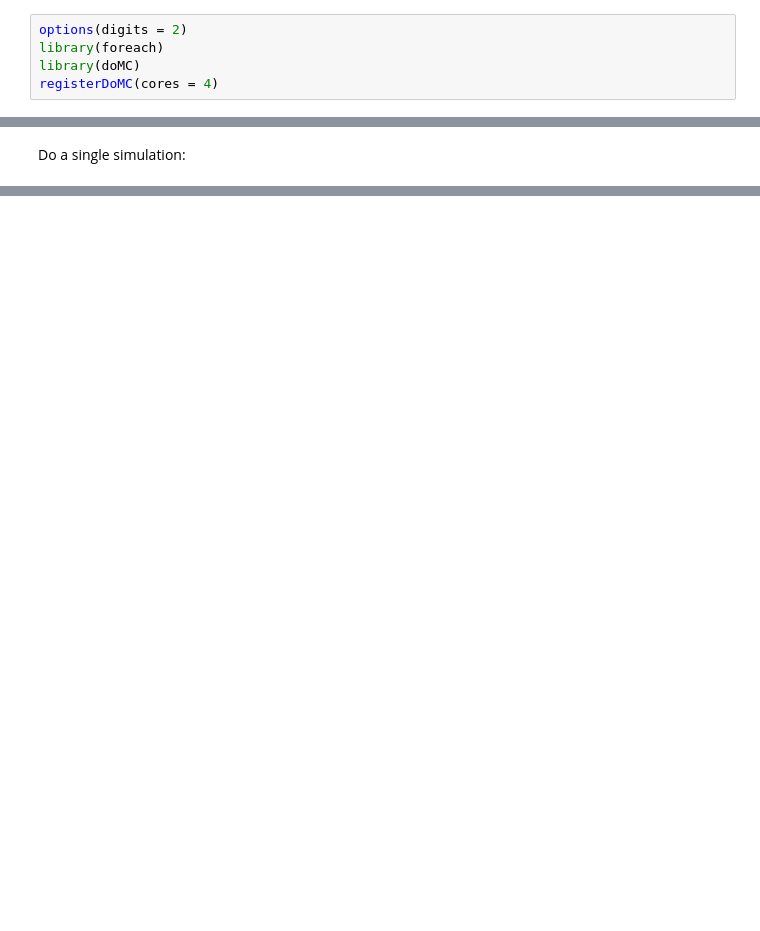
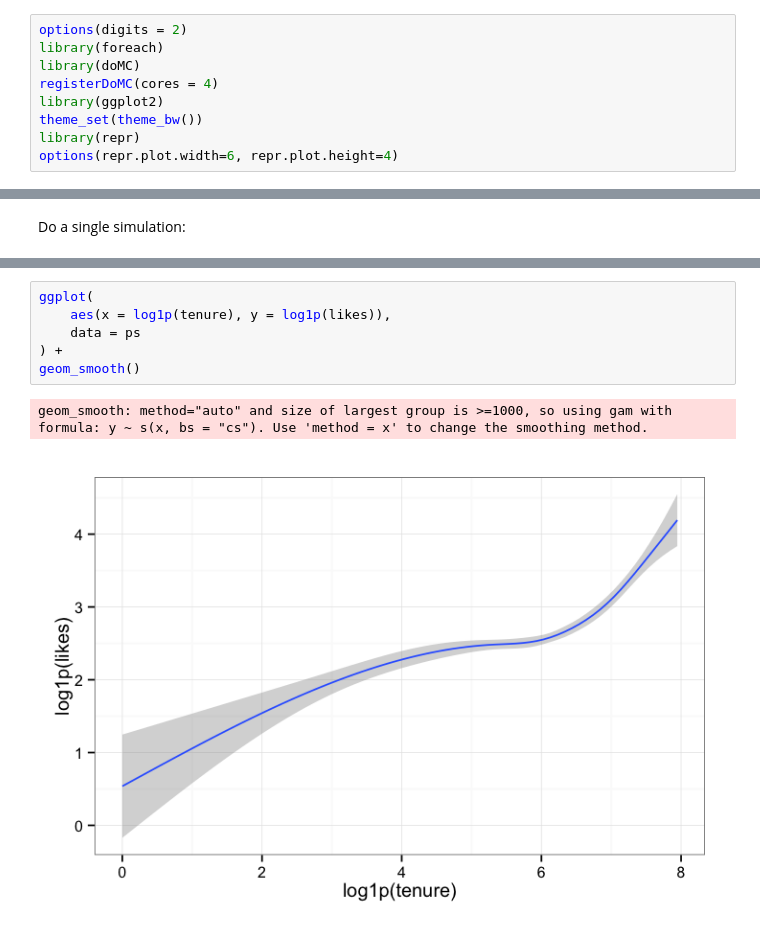
Before and after one commit to deaneckles/randomization_inference, a Jupyter notebook: Using covariates.ipynb, the cells around one changed output, grey strips where cells are left out. Cells and saved outputs as stored; diff of their text form; blank space fills up the shorter version.

```diff
--- a/Using covariates.ipynb
+++ b/Using covariates.ipynb
@@ -3,6 +5,10 @@ options(digits = 2)
 library(foreach)
 library(doMC)
 registerDoMC(cores = 4)
+library(ggplot2)
+theme_set(theme_bw())
+library(repr)
+options(repr.plot.width=6, repr.plot.height=4)
 # %% [markdown]
 Synthetic Facebook data set from https://www.udacity.com/wiki/ud651#!#data-sets.
 We are working with a subset of this to make the simulations fast.
@@ -92,0 +115,9 @@ mses
+# %%
+ggplot(
+    aes(x = log1p(tenure), y = log1p(likes)),
+    data = ps
+) +
+geom_smooth()
+# %% [output]
+geom_smooth: method="auto" and size of largest group is >=1000, so using gam with formula: y ~ s(x, bs = "cs"). Use 'method = x' to change the smoothing method.
+[figure, added]
```
Also changed, not shown: parts of 18 cells of this notebook.
